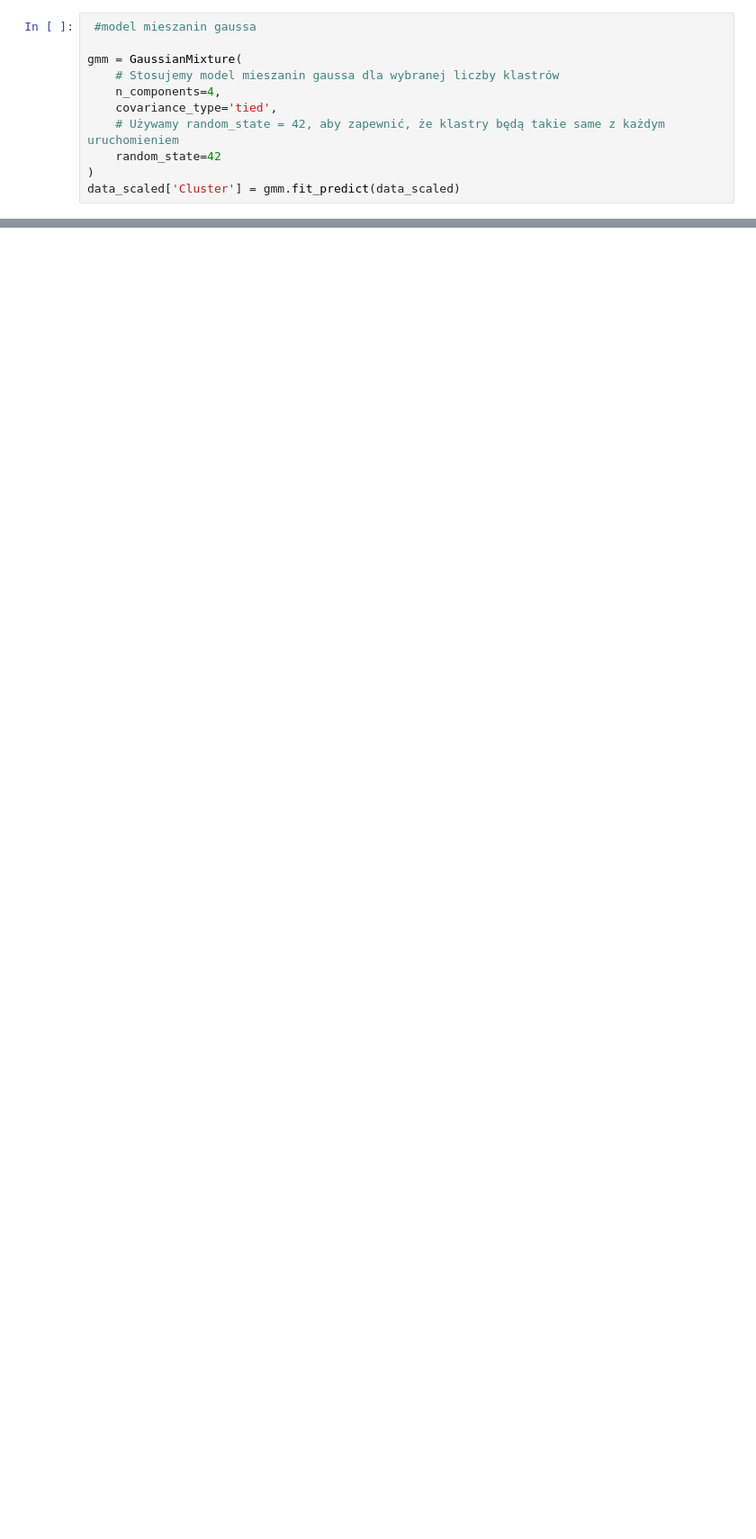
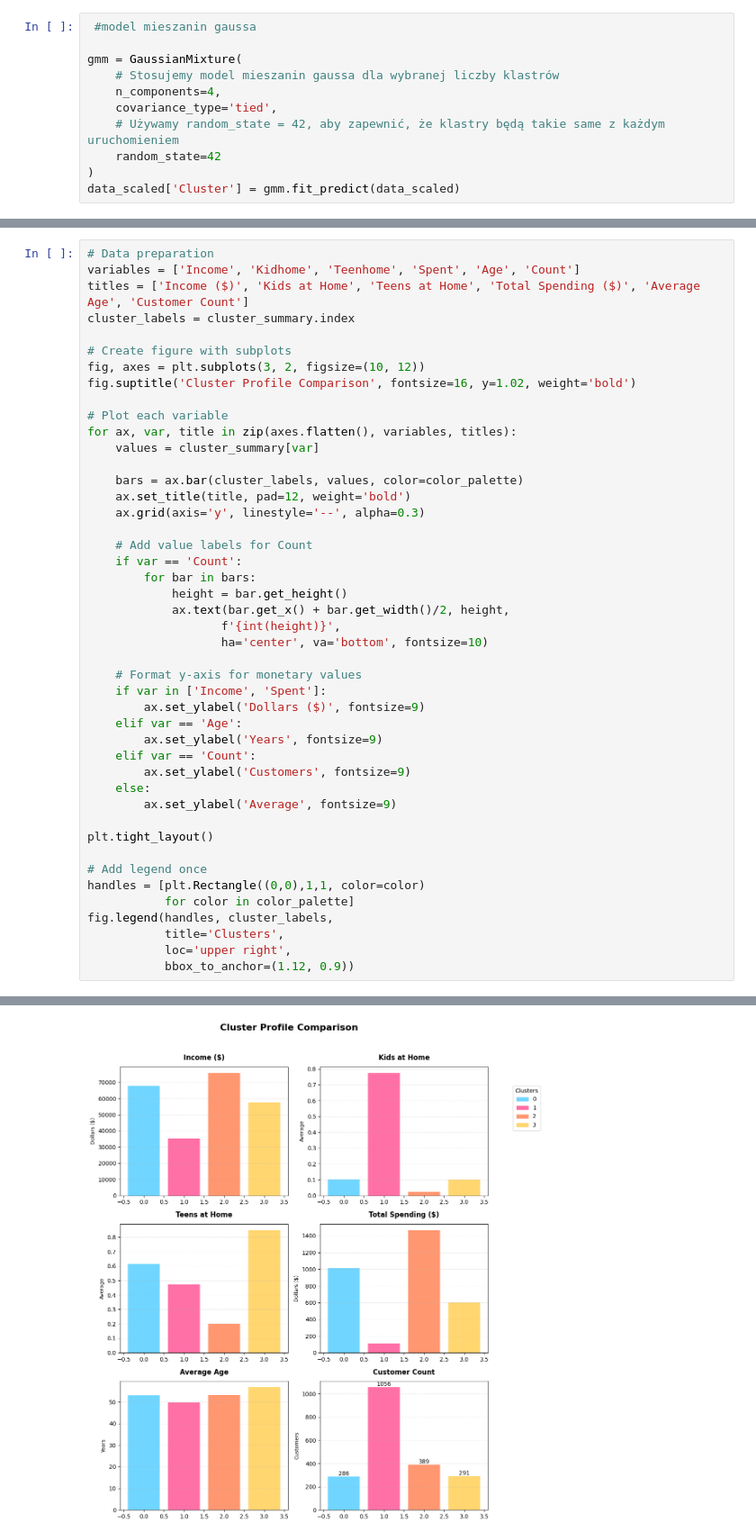
Before and after one commit to Noka993/customer-profile-analysis, a Jupyter notebook: notebooks/GMM.ipynb, the cells around one changed output, grey strips where cells are left out. Shown at 90% size. Cells and saved outputs as stored; diff of their text form; blank space fills up the shorter version.

```diff
--- a/notebooks/GMM.ipynb
+++ b/notebooks/GMM.ipynb
@@ -158,2 +158,46 @@ cluster_summary.transpose()
 # %%
+# Data preparation
+variables = ['Income', 'Kidhome', 'Teenhome', 'Spent', 'Age', 'Count']
+titles = ['Income ($)', 'Kids at Home', 'Teens at Home', 'Total Spending ($)', 'Average Age', 'Customer Count']
+cluster_labels = cluster_summary.index
+
+# Create figure with subplots
+fig, axes = plt.subplots(3, 2, figsize=(10, 12))
+fig.suptitle('Cluster Profile Comparison', fontsize=16, y=1.02, weight='bold')
+
+# Plot each variable
+for ax, var, title in zip(axes.flatten(), variables, titles):
+    values = cluster_summary[var]
+
+    bars = ax.bar(cluster_labels, values, color=color_palette)
+    ax.set_title(title, pad=12, weight='bold')
+    ax.grid(axis='y', linestyle='--', alpha=0.3)
+
+    # Add value labels for Count
+    if var == 'Count':
+        for bar in bars:
+            height = bar.get_height()
+            ax.text(bar.get_x() + bar.get_width()/2, height,
+                   f'{int(height)}',
+                   ha='center', va='bottom', fontsize=10)
+
+    # Format y-axis for monetary values
+    if var in ['Income', 'Spent']:
+        ax.set_ylabel('Dollars ($)', fontsize=9)
+    elif var == 'Age':
+        ax.set_ylabel('Years', fontsize=9)
+    elif var == 'Count':
+        ax.set_ylabel('Customers', fontsize=9)
+    else:
+        ax.set_ylabel('Average', fontsize=9)
+
+plt.tight_layout()
+
+# Add legend once
+handles = [plt.Rectangle((0,0),1,1, color=color)
+           for color in color_palette]
+fig.legend(handles, cluster_labels,
+           title='Clusters',
+           loc='upper right',
+           bbox_to_anchor=(1.12, 0.9))
 # %% [output]
@@ -160,0 +205 @@ emd
+[figure, added]
```
Also changed, not shown: parts of 6 cells of this notebook, 5 other files.
